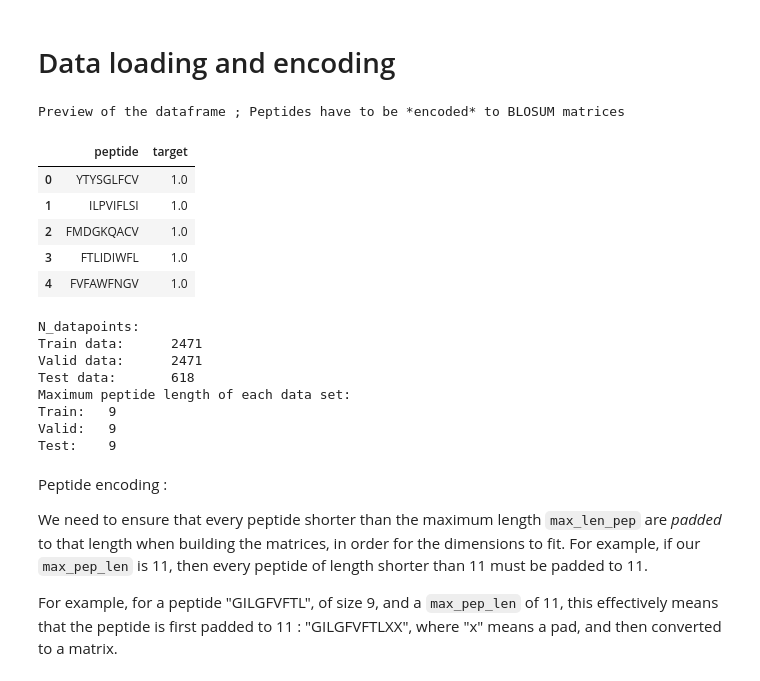
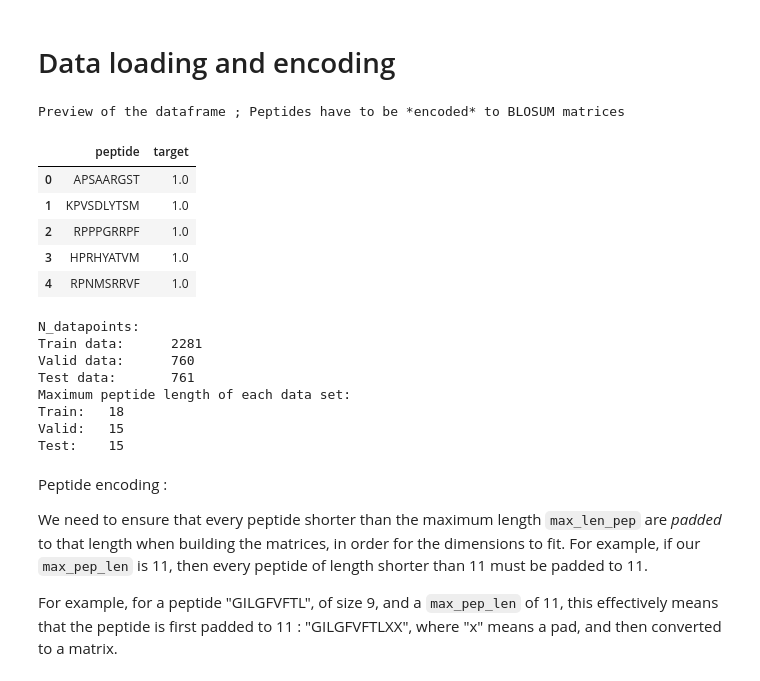
Before and after one commit to mnielLab/22125_algobio_nn, a Jupyter notebook: notebooks/FFNN_from_scratch.ipynb, the cells around one changed output. Drawn from its saved outputs; the diff is of its cells as text; code cells hidden in the pictures.

```diff
--- a/notebooks/FFNN_from_scratch.ipynb
+++ b/notebooks/FFNN_from_scratch.ipynb
@@ -177,46 +177,46 @@ def load_ffnn_model(filepath, model=None):
 # Data loading and encoding
 # %%
 # Replace your data paths with the actual paths and desired alleles
-ALLELE = 'A0201' #'A0301'
-DATAPATH = '/Users/riwa/Documents/code/22125_algobio_nn/data'
+ALLELE = "B0702" #'A0301' #A0201' #'A0301'
+DATAPATH = '/Users/sendel/teaching/22125/data'
 blosum_file = f'{DATAPATH}/BLOSUM50'
 train_data = f'{DATAPATH}/{ALLELE}/train_BA'
 valid_data = f'{DATAPATH}/{ALLELE}/valid_BA'
 test_data = f'{DATAPATH}/{ALLELE}/test_BA'
 
 # Loading the peptides.
 train_raw = load_peptide_target(train_data)
 valid_raw = load_peptide_target(valid_data)
 test_raw = load_peptide_target(test_data)
 #
 print('Preview of the dataframe ; Peptides have to be *encoded* to BLOSUM matrices')
 display(train_raw.head())
 
 print('N_datapoints:')
 print('Train data:\t', train_raw.shape[0])
 print('Valid data:\t', valid_raw.shape[0])
 print('Test data:\t', test_raw.shape[0])
 
 print('Maximum peptide length of each data set:')
 print('Train:\t',  train_raw['peptide'].apply(len).max())
 print('Valid:\t', valid_raw['peptide'].apply(len).max())
 print('Test:\t', test_raw['peptide'].apply(len).max())
 # %% [output]
 Preview of the dataframe ; Peptides have to be *encoded* to BLOSUM matrices
 |  | peptide | target |
-| 0 | YTYSGLFCV | 1.0 |
-| 1 | ILPVIFLSI | 1.0 |
-| 2 | FMDGKQACV | 1.0 |
-| 3 | FTLIDIWFL | 1.0 |
-| 4 | FVFAWFNGV | 1.0 |
+| 0 | APSAARGST | 1.0 |
+| 1 | KPVSDLYTSM | 1.0 |
+| 2 | RPPPGRRPF | 1.0 |
+| 3 | HPRHYATVM | 1.0 |
+| 4 | RPNMSRRVF | 1.0 |
 N_datapoints:
-Train data:      2471
-Valid data:      2471
-Test data:       618
+Train data:      2281
+Valid data:      760
+Test data:       761
 Maximum peptide length of each data set:
-Train:   9
-Valid:   9
-Test:    9
+Train:   18
+Valid:   15
+Test:    15
 # %% [markdown]
 Peptide encoding :
 
```
Also changed, not shown: parts of 5 cells of this notebook, 4 other files.
